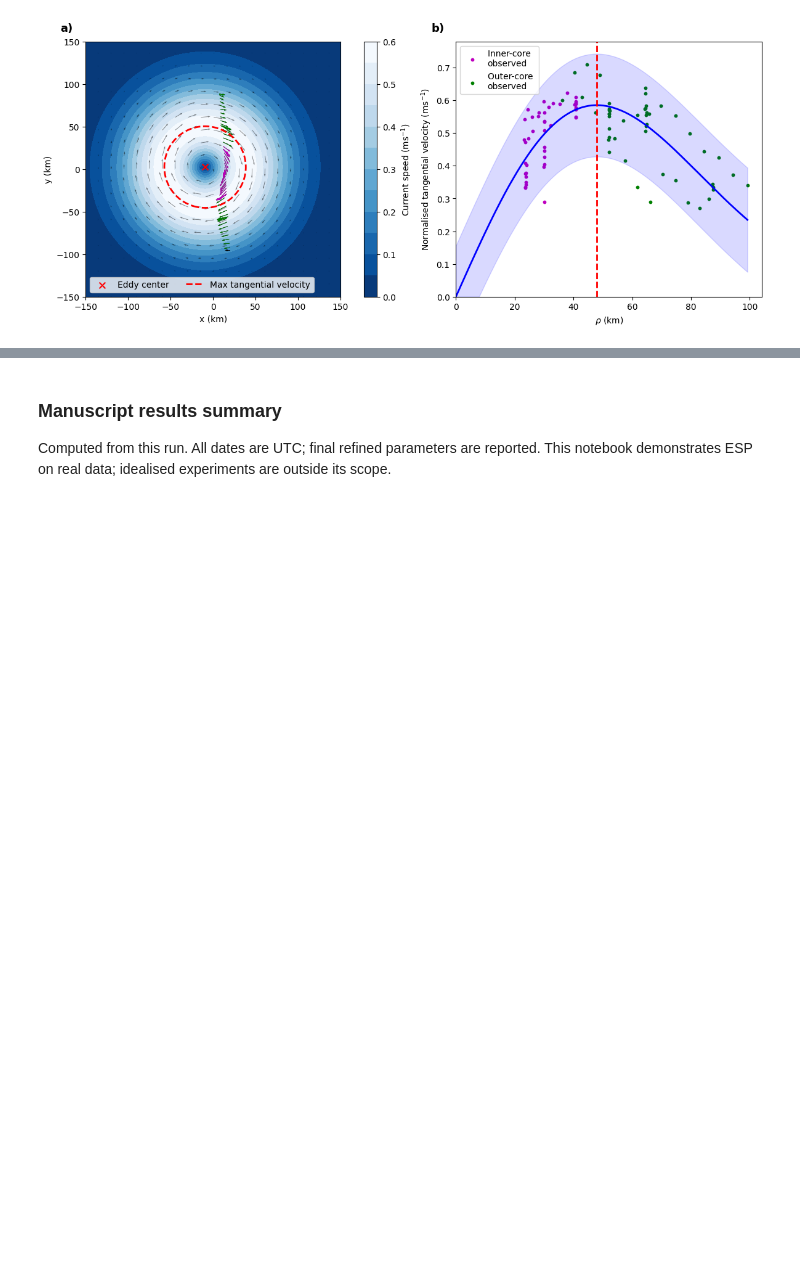
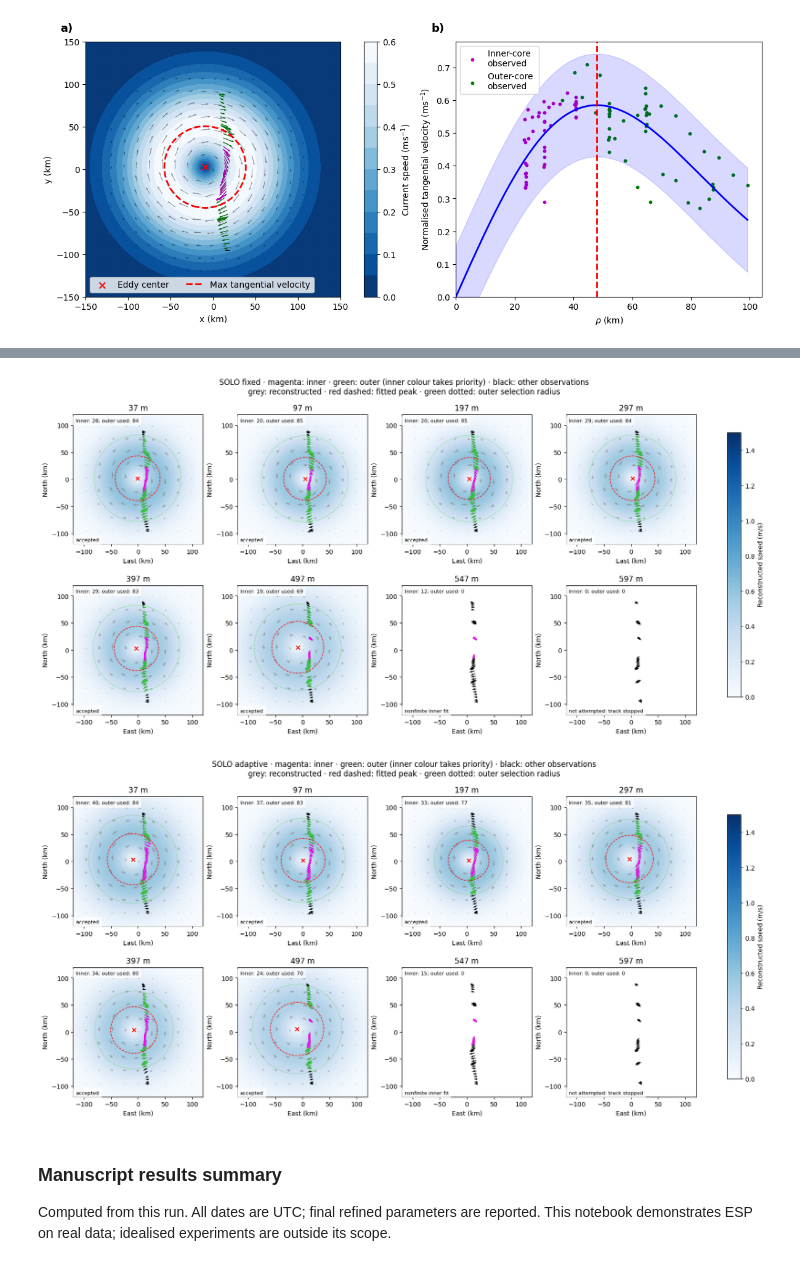
Before and after one commit to regdowse/elliptical_streamfunction_parametrisation, a Jupyter notebook: applications/SOLO_transect_data.ipynb, the cells around one changed output, grey strips where cells are left out. Saved outputs shown, nothing was run; the diff lists cells and outputs as text; code cells hidden in the pictures; blank space fills up the shorter version.

```diff
--- a/applications/SOLO_transect_data.ipynb
+++ b/applications/SOLO_transect_data.ipynb
@@ -292,3 +491,81 @@ df_res
+# %%
+# Shared requested depths; select the nearest measured bin, never the nearest valid fit.
+DEPTH_MAP_DEPTHS = (37, 100, 200, 300, 400, 500, 550, 600)
+DEPTH_MAP_HALF_WIDTH_KM = 120.
+DEPTH_MAP_SPEED_MAX = 1.5
+_depth_map_levels = _depth_levels[_depth_levels >= DEPTH_SETTINGS['start_m']]
+depth_map_levels = [float(_depth_map_levels[np.argmin(abs(_depth_map_levels-z))]) for z in DEPTH_MAP_DEPTHS]
+if len(depth_map_levels) != 8 or len(set(depth_map_levels)) != 8:
+    raise ValueError('Choose eight distinct measured depths for the 2×4 maps')
+_depth_map_axis = np.linspace(-DEPTH_MAP_HALF_WIDTH_KM, DEPTH_MAP_HALF_WIDTH_KM, 90)
+_depth_map_x, _depth_map_y = np.meshgrid(_depth_map_axis*1000, _depth_map_axis*1000)
+_depth_map_theta = np.linspace(0, 2*np.pi, 200)
+depth_map_figures = {}
+for _depth_map_mode in ('fixed', 'adaptive'):
+    _depth_map_fig, _depth_map_axes = plt.subplots(2, 4, figsize=(16, 8),
+                                                constrained_layout=True)
+    for _depth_map_ax, _depth_map_z in zip(_depth_map_axes.flat, depth_map_levels):
+        _depth_map_rows = depth_results[(depth_results['mode'] == _depth_map_mode) &
+                                       (depth_results.depth_m == _depth_map_z)]
+        _depth_map_row = None if _depth_map_rows.empty else _depth_map_rows.iloc[0]
+        _depth_map_sample = depth_samples.get((_depth_map_mode, _depth_map_z))
+        if _depth_map_sample is None:
+            # Show actual observations even below the stopping depth; no fit is invented.
+            _depth_map_j = int(np.flatnonzero(_depth_levels == _depth_map_z)[0])
+            _depth_map_sample = pd.DataFrame(dict(x_m=_depth_xy[:,0], y_m=_depth_xy[:,1],
+                u=np.asarray(sad['u_sadcp'][_depth_map_j, _depth_indices]),
+                v=np.asarray(sad['v_sadcp'][_depth_map_j, _depth_indices]),
+                inner=False, outer_used=False))
+        _depth_map_finite = np.isfinite(_depth_map_sample[['x_m','y_m','u','v']]).all(axis=1)
+        if _depth_map_row is not None and _depth_map_row.outer_valid:
+            _depth_map_uh, _depth_map_vh = model_uv_at_xy(_depth_map_x, _depth_map_y,
+                _depth_map_row.xc_m, _depth_map_row.yc_m, np.eye(2),
+                _depth_map_row.Omega, _depth_map_row.Rc_m)
+            _depth_map_ax.pcolormesh(_depth_map_axis, _depth_map_axis,
+                np.hypot(_depth_map_uh, _depth_map_vh), vmin=0, vmax=DEPTH_MAP_SPEED_MAX,
+                cmap='Blues', shading='auto')
+            _depth_map_ax.quiver(_depth_map_x[::9,::9]/1000, _depth_map_y[::9,::9]/1000,
+                _depth_map_uh[::9,::9], _depth_map_vh[::9,::9], scale=12, color='grey', alpha=.6)
+            _depth_map_radius = _depth_map_row.Rc_m/np.sqrt(2)/1000
+            _depth_map_ax.plot(_depth_map_row.xc_m/1000+_depth_map_radius*np.cos(_depth_map_theta),
+                _depth_map_row.yc_m/1000+_depth_map_radius*np.sin(_depth_map_theta), 'r--', lw=1)
+        # Inner selection has colour priority where observations enter both fits.
+        for _depth_map_mask, _depth_map_color in [(_depth_map_finite, 'black'),
+                (_depth_map_finite & _depth_map_sample.outer_used, 'limegreen'),
+                (_depth_map_finite & _depth_map_sample.inner, 'magenta')]:
+            _depth_map_points = _depth_map_sample.loc[_depth_map_mask]
+            _depth_map_ax.quiver(_depth_map_points.x_m/1000, _depth_map_points.y_m/1000,
+                _depth_map_points.u, _depth_map_points.v, scale=12, color=_depth_map_color, width=.005)
+        if _depth_map_row is not None and _depth_map_row.inner_valid:
+            _depth_map_ax.scatter(_depth_map_row.xc_m/1000, _depth_map_row.yc_m/1000,
+                                  marker='x', color='red', zorder=5)
+            # Actual outer selection radius, distinct from the fitted peak contour.
+            _depth_map_radius = _depth_map_row.outer_window_m/1000
+            _depth_map_ax.plot(_depth_map_row.xc_m/1000+_depth_map_radius*np.cos(_depth_map_theta),
+                _depth_map_row.yc_m/1000+_depth_map_radius*np.sin(_depth_map_theta),
+                color='limegreen', ls=':', lw=1, alpha=.8)
+        _depth_map_status = ('not attempted: track stopped' if _depth_map_row is None
+                             else _depth_map_row.status.replace('_', ' '))
+        _depth_map_ax.text(.02, .02, _depth_map_status, transform=_depth_map_ax.transAxes,
+                           fontsize=8, bbox=dict(facecolor='white', alpha=.7, edgecolor='none'))
+        _depth_map_ax.set(xlim=(-DEPTH_MAP_HALF_WIDTH_KM, DEPTH_MAP_HALF_WIDTH_KM),
+            ylim=(-DEPTH_MAP_HALF_WIDTH_KM, DEPTH_MAP_HALF_WIDTH_KM), aspect='equal',
+            xlabel='East (km)', ylabel='North (km)', title=f'{_depth_map_z:g} m')
+        _depth_map_ax.text(.02, .94,
+            f"Inner: {int(_depth_map_sample.inner.sum())}; outer used: {int(_depth_map_sample.outer_used.sum())}",
+            transform=_depth_map_ax.transAxes, fontsize=8,
+            bbox=dict(facecolor='white', alpha=.7, edgecolor='none'))
+    from matplotlib.cm import ScalarMappable as DepthScalarMappable
+    from matplotlib.colors import Normalize as DepthNormalize
+    _depth_map_fig.colorbar(DepthScalarMappable(norm=DepthNormalize(0, DEPTH_MAP_SPEED_MAX), cmap='Blues'),
+        ax=list(_depth_map_axes.flat), label='Reconstructed speed (m/s)', shrink=.8)
+    _depth_map_fig.suptitle(f'SOLO { _depth_map_mode } · magenta: inner · green: outer (inner colour takes priority) · black: other observations\n'
+        'grey: reconstructed · red dashed: fitted peak · green dotted: outer selection radius')
+    _depth_map_fig.savefig(depth_directory / f'horizontal_reconstructions_{_depth_map_mode}.png', dpi=200)
+    depth_map_figures[_depth_map_mode] = _depth_map_fig
+# %% [output]
+[figure, added]
+[figure, added]
 # %% [markdown]
 ### Manuscript results summary
 Computed from this run. All dates are UTC; final refined parameters are reported.
```
Also changed, not shown: parts of 5 cells of this notebook.
